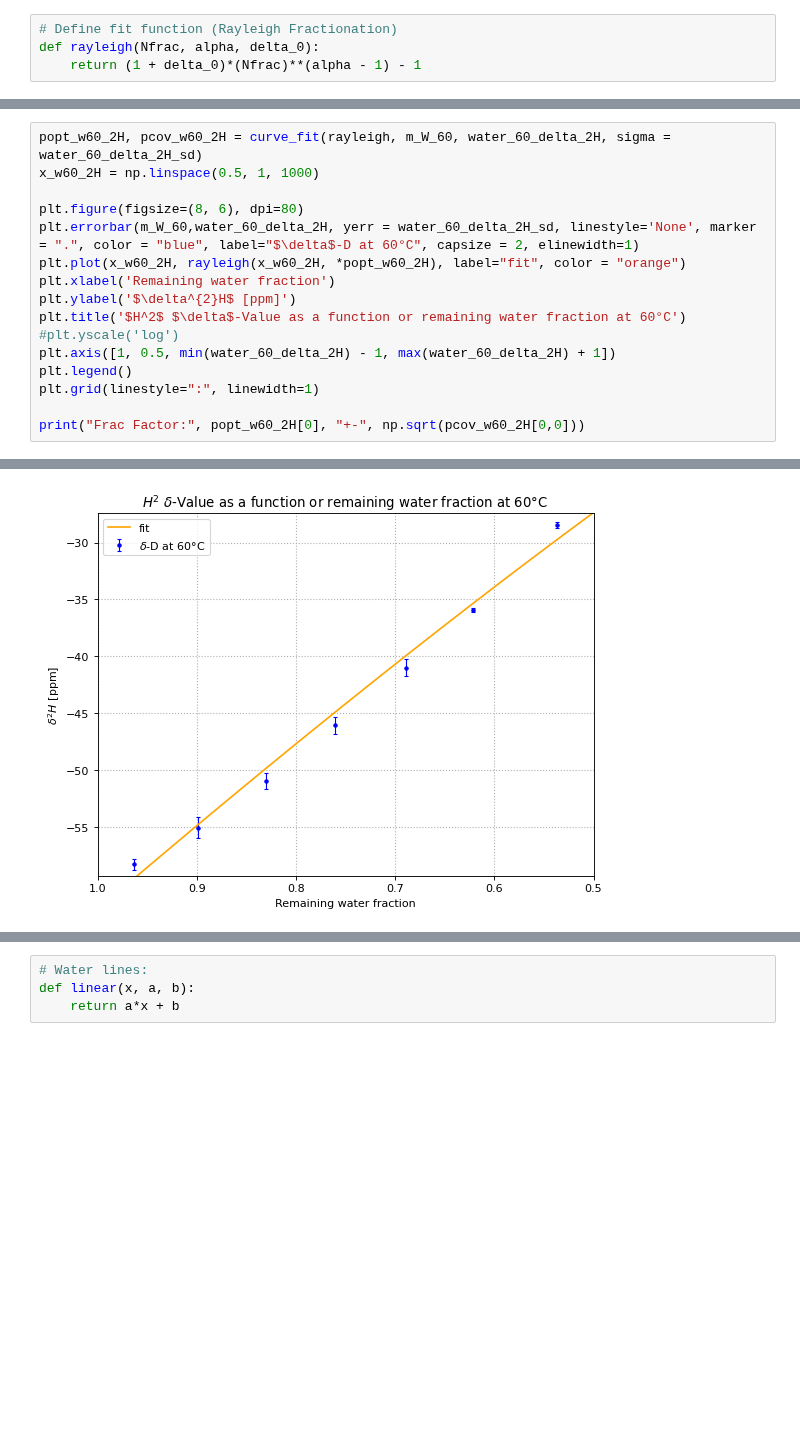
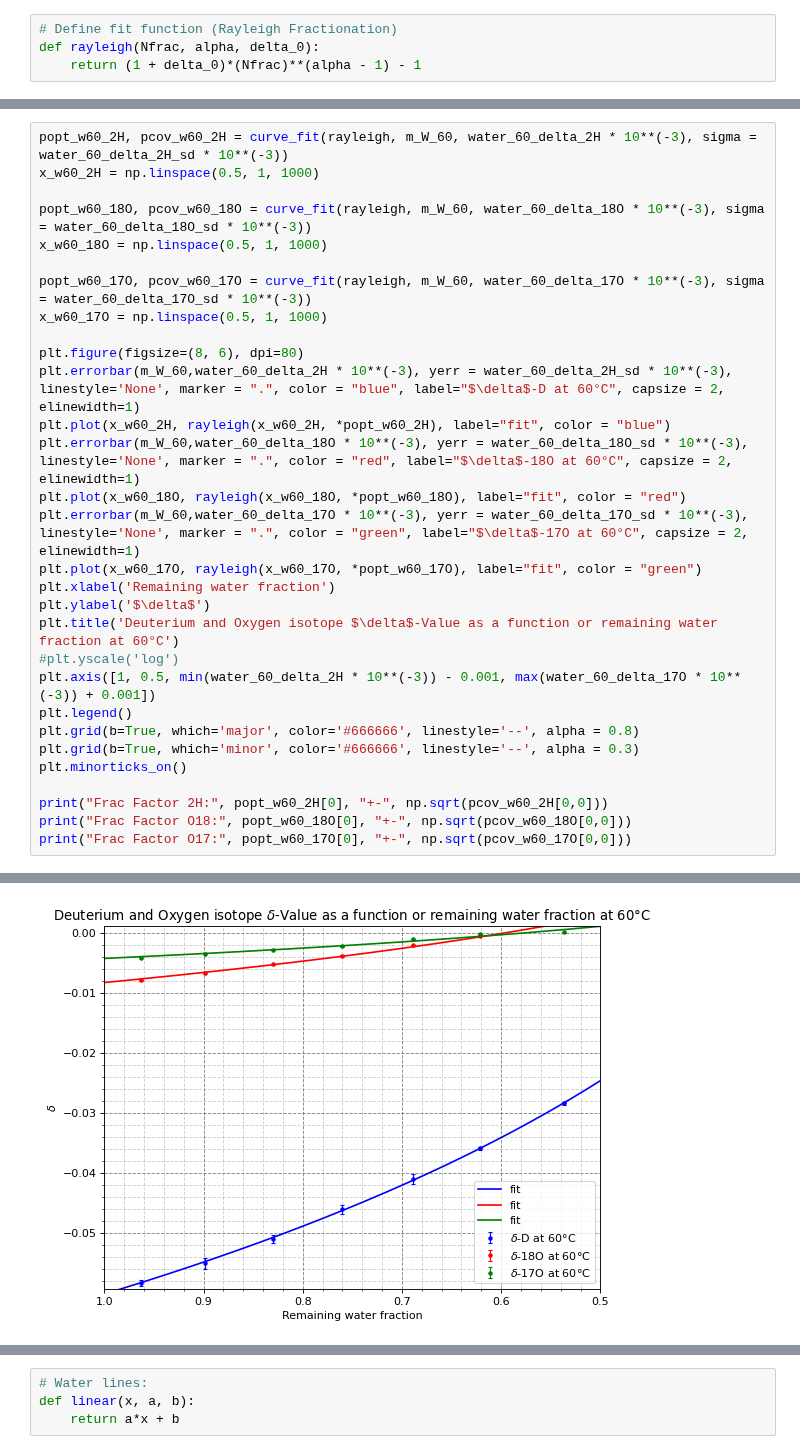
Before and after one commit to fexfl/FP, a Jupyter notebook: F55/F55 Analysis.ipynb, the cells around one changed output, grey strips where cells are left out. Cells and saved outputs as stored; diff of their text form; blank space fills up the shorter version.

```diff
--- a/F55/F55 Analysis.ipynb
+++ b/F55/F55 Analysis.ipynb
@@ -906,17 +862,31 @@ Frac Factor: 5.645424536306669 +- 0.30069749706679644
 # %%
-popt_w60_2H, pcov_w60_2H = curve_fit(rayleigh, m_W_60, water_60_delta_2H, sigma = water_60_delta_2H_sd)
+popt_w60_2H, pcov_w60_2H = curve_fit(rayleigh, m_W_60, water_60_delta_2H * 10**(-3), sigma = water_60_delta_2H_sd * 10**(-3))
 x_w60_2H = np.linspace(0.5, 1, 1000)
 
+popt_w60_18O, pcov_w60_18O = curve_fit(rayleigh, m_W_60, water_60_delta_18O * 10**(-3), sigma = water_60_delta_18O_sd * 10**(-3))
+x_w60_18O = np.linspace(0.5, 1, 1000)
+
+popt_w60_17O, pcov_w60_17O = curve_fit(rayleigh, m_W_60, water_60_delta_17O * 10**(-3), sigma = water_60_delta_17O_sd * 10**(-3))
+x_w60_17O = np.linspace(0.5, 1, 1000)
+
 plt.figure(figsize=(8, 6), dpi=80)
-plt.errorbar(m_W_60,water_60_delta_2H, yerr = water_60_delta_2H_sd, linestyle='None', marker = ".", color = "blue", label="$\delta$-D at 60°C", capsize = 2, elinewidth=1)
-plt.plot(x_w60_2H, rayleigh(x_w60_2H, *popt_w60_2H), label="fit", color = "orange")
+plt.errorbar(m_W_60,water_60_delta_2H * 10**(-3), yerr = water_60_delta_2H_sd * 10**(-3), linestyle='None', marker = ".", color = "blue", label="$\delta$-D at 60°C", capsize = 2, elinewidth=1)
+plt.plot(x_w60_2H, rayleigh(x_w60_2H, *popt_w60_2H), label="fit", color = "blue")
+plt.errorbar(m_W_60,water_60_delta_18O * 10**(-3), yerr = water_60_delta_18O_sd * 10**(-3), linestyle='None', marker = ".", color = "red", label="$\delta$-18O at 60°C", capsize = 2, elinewidth=1)
+plt.plot(x_w60_18O, rayleigh(x_w60_18O, *popt_w60_18O), label="fit", color = "red")
+plt.errorbar(m_W_60,water_60_delta_17O * 10**(-3), yerr = water_60_delta_17O_sd * 10**(-3), linestyle='None', marker = ".", color = "green", label="$\delta$-17O at 60°C", capsize = 2, elinewidth=1)
+plt.plot(x_w60_17O, rayleigh(x_w60_17O, *popt_w60_17O), label="fit", color = "green")
 plt.xlabel('Remaining water fraction')
-plt.ylabel('$\delta^{2}H$ [ppm]')
-plt.title('$H^2$ $\delta$-Value as a function or remaining water fraction at 60°C')
+plt.ylabel('$\delta$')
+plt.title('Deuterium and Oxygen isotope $\delta$-Value as a function or remaining water fraction at 60°C')
 #plt.yscale('log')
-plt.axis([1, 0.5, min(water_60_delta_2H) - 1, max(water_60_delta_2H) + 1])
+plt.axis([1, 0.5, min(water_60_delta_2H * 10**(-3)) - 0.001, max(water_60_delta_17O * 10**(-3)) + 0.001])
 plt.legend()
-plt.grid(linestyle=":", linewidth=1)
+plt.grid(b=True, which='major', color='#666666', linestyle='--', alpha = 0.8)
+plt.grid(b=True, which='minor', color='#666666', linestyle='--', alpha = 0.3)
+plt.minorticks_on()
 
-print("Frac Factor:", popt_w60_2H[0], "+-", np.sqrt(pcov_w60_2H[0,0]))
+print("Frac Factor 2H:", popt_w60_2H[0], "+-", np.sqrt(pcov_w60_2H[0,0]))
+print("Frac Factor O18:", popt_w60_18O[0], "+-", np.sqrt(pcov_w60_18O[0,0]))
+print("Frac Factor O17:", popt_w60_17O[0], "+-", np.sqrt(pcov_w60_17O[0,0]))
 # %% [output]
@@ -924 +896 @@ Frac Factor: 2.2163975854615696 +- 0.05356909026465976
-[figure, old version]
+[figure, new version]
```
Also changed, not shown: parts of 10 cells of this notebook.
